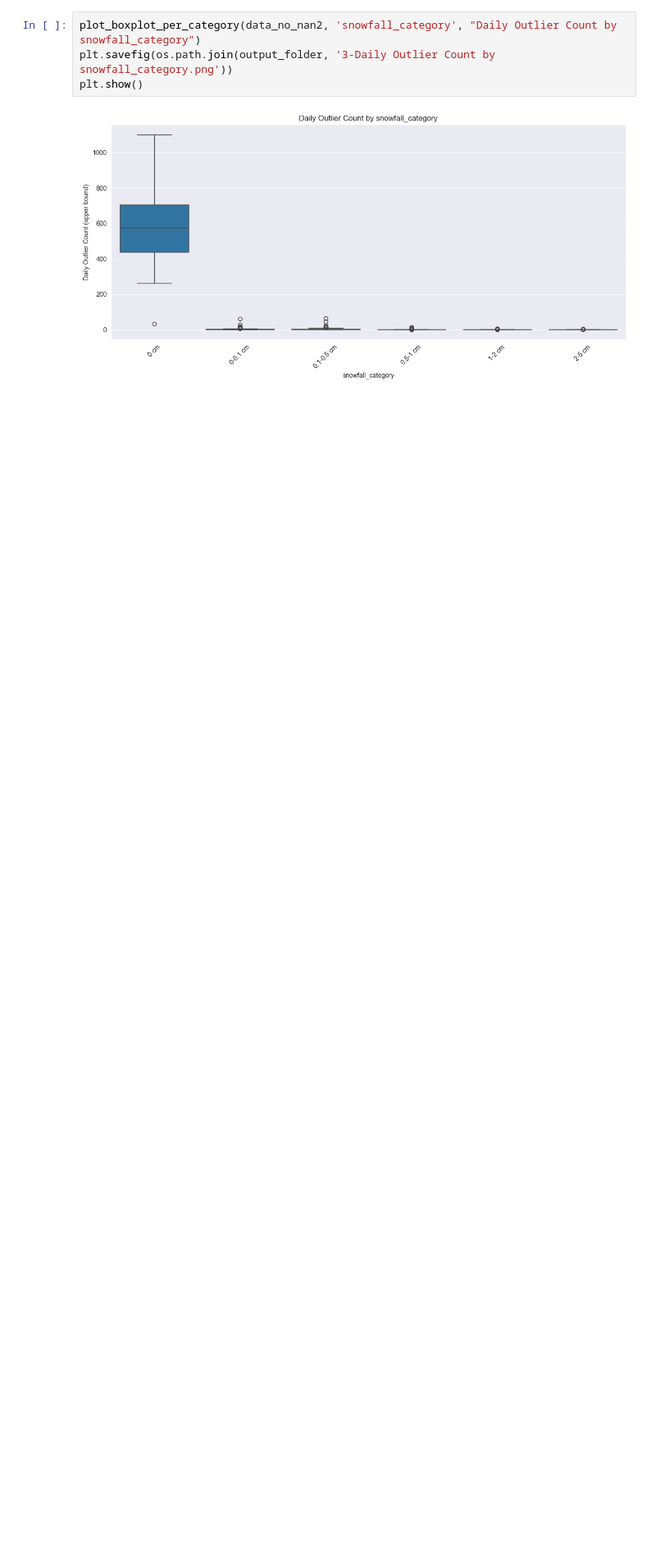
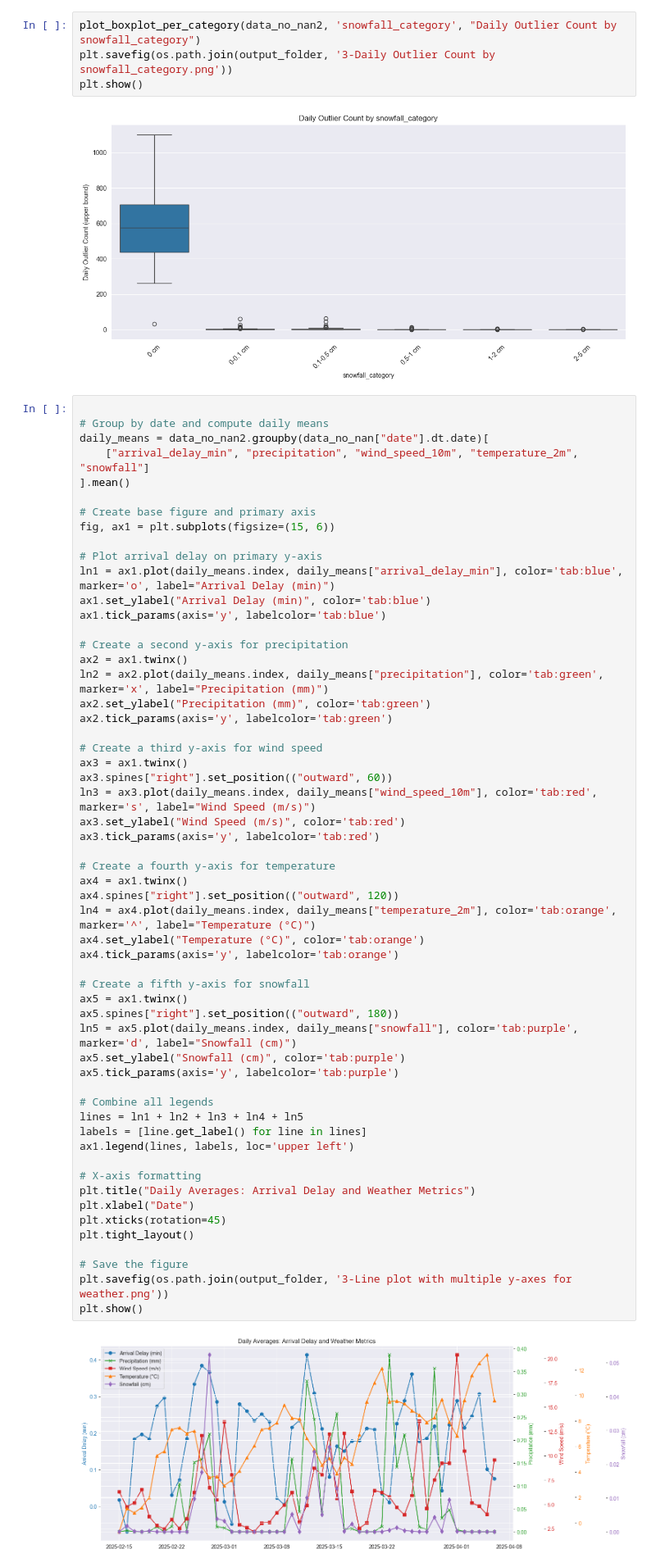
Before and after one commit to Bettomatt/CIP_FS25_211, a Jupyter notebook: scripts/visualizations_part3.ipynb, the cells around one changed output. Shown at 82% size. Drawn from its saved outputs; the diff is of its cells as text; blank space fills up the shorter version.

Commit message:
Added a figure to vis_part3

```diff
--- a/scripts/visualizations_part3.ipynb
+++ b/scripts/visualizations_part3.ipynb
@@ -532,3 +533,61 @@ plt.savefig(os.path.join(output_folder, '3-Daily Outlier Count by snowfall_categ
 plt.show()
 # %% [output]
 [figure]
+# %%
+
+# Group by date and compute daily means
+daily_means = data_no_nan2.groupby(data_no_nan["date"].dt.date)[
+    ["arrival_delay_min", "precipitation", "wind_speed_10m", "temperature_2m", "snowfall"]
+].mean()
+
+# Create base figure and primary axis
+fig, ax1 = plt.subplots(figsize=(15, 6))
+
+# Plot arrival delay on primary y-axis
+ln1 = ax1.plot(daily_means.index, daily_means["arrival_delay_min"], color='tab:blue', marker='o', label="Arrival Delay (min)")
+ax1.set_ylabel("Arrival Delay (min)", color='tab:blue')
+ax1.tick_params(axis='y', labelcolor='tab:blue')
+
+# Create a second y-axis for precipitation
+ax2 = ax1.twinx()
+ln2 = ax2.plot(daily_means.index, daily_means["precipitation"], color='tab:green', marker='x', label="Precipitation (mm)")
+ax2.set_ylabel("Precipitation (mm)", color='tab:green')
+ax2.tick_params(axis='y', labelcolor='tab:green')
+
+# Create a third y-axis for wind speed
+ax3 = ax1.twinx()
+ax3.spines["right"].set_position(("outward", 60))
+ln3 = ax3.plot(daily_means.index, daily_means["wind_speed_10m"], color='tab:red', marker='s', label="Wind Speed (m/s)")
+ax3.set_ylabel("Wind Speed (m/s)", color='tab:red')
+ax3.tick_params(axis='y', labelcolor='tab:red')
+
+# Create a fourth y-axis for temperature
+ax4 = ax1.twinx()
+ax4.spines["right"].set_position(("outward", 120))
+ln4 = ax4.plot(daily_means.index, daily_means["temperature_2m"], color='tab:orange', marker='^', label="Temperature (°C)")
+ax4.set_ylabel("Temperature (°C)", color='tab:orange')
+ax4.tick_params(axis='y', labelcolor='tab:orange')
+
+# Create a fifth y-axis for snowfall
+ax5 = ax1.twinx()
+ax5.spines["right"].set_position(("outward", 180))
+ln5 = ax5.plot(daily_means.index, daily_means["snowfall"], color='tab:purple', marker='d', label="Snowfall (cm)")
+ax5.set_ylabel("Snowfall (cm)", color='tab:purple')
+ax5.tick_params(axis='y', labelcolor='tab:purple')
+
+# Combine all legends
+lines = ln1 + ln2 + ln3 + ln4 + ln5
+labels = [line.get_label() for line in lines]
+ax1.legend(lines, labels, loc='upper left')
+
+# X-axis formatting
+plt.title("Daily Averages: Arrival Delay and Weather Metrics")
+plt.xlabel("Date")
+plt.xticks(rotation=45)
+plt.tight_layout()
+
+# Save the figure
+plt.savefig(os.path.join(output_folder, '3-Line plot with multiple y-axes for weather.png'))
+plt.show()
+# %% [output]
+[figure, added]
```
Also changed, not shown: parts of 2 cells of this notebook, 1 other file.
